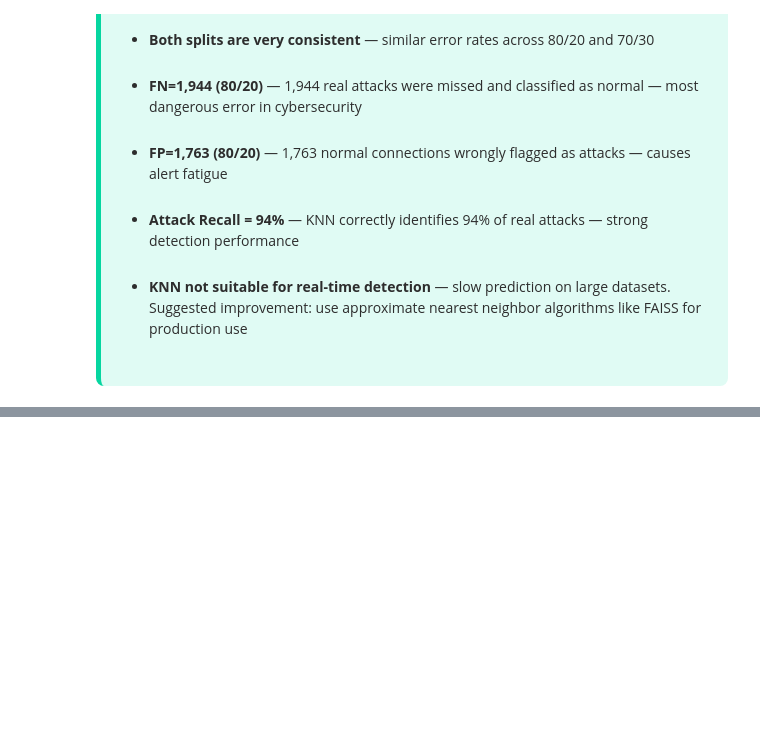
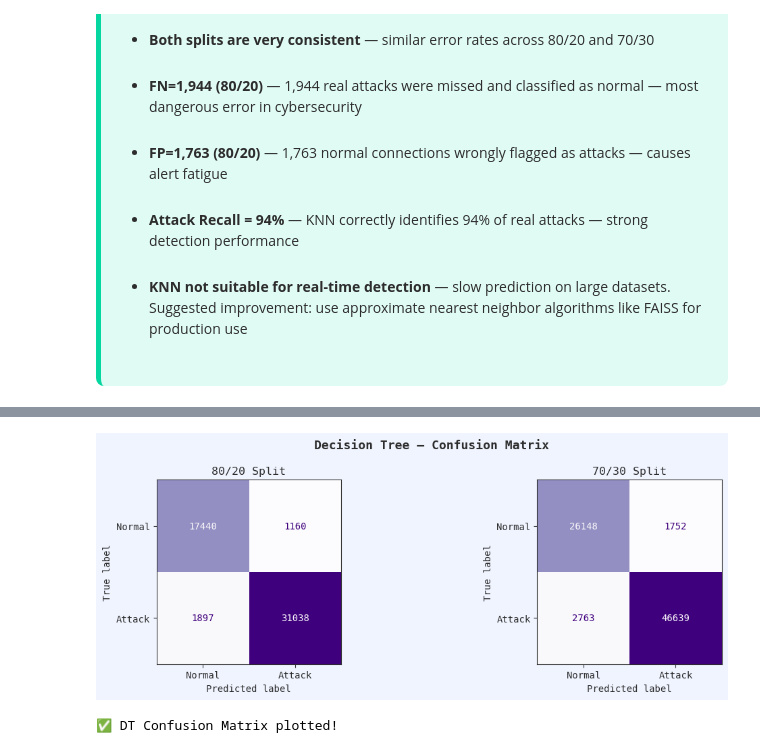
Before and after one commit to pramodkumarpodila-source/intrusion-detection-classification, a Jupyter notebook: models/intrusion_detection.ipynb, the cells around one changed output, grey strips where cells are left out. Saved outputs shown, nothing was run; the diff lists cells and outputs as text; code cells hidden in the pictures; blank space fills up the shorter version.

```diff
--- a/models/intrusion_detection.ipynb
+++ b/models/intrusion_detection.ipynb
@@ -746,0 +794,13 @@ print("✅ KNN Confusion Matrix plotted!")
+# %%
+# --- DT on 80/20 ---
+# Using best depth found from curve above
+dt_80 = DecisionTreeClassifier(max_depth=best_depth, random_state=42)
+dt_80.fit(X_train_80, y_train_80)
+dt_80_pred = dt_80.predict(X_test_80)
+dt_80_acc  = accuracy_score(y_test_80, dt_80_pred)
+# %%
+# --- DT on 70/30 ---
+dt_70 = DecisionTreeClassifier(max_depth=best_depth, random_state=42)
+dt_70.fit(X_train_70, y_train_70)
+dt_70_pred = dt_70.predict(X_test_70)
+dt_70_acc  = accuracy_score(y_test_70, dt_70_pred)
@@ -746,0 +848,32 @@ print("✅ KNN Confusion Matrix plotted!")
+# %%
+# ============================================================
+# CELL — DT CONFUSION MATRIX — Majd
+# ============================================================
+
+fig, axes = plt.subplots(1, 2, figsize=(12, 4))
+fig.suptitle('Decision Tree — Confusion Matrix',
+             fontsize=13, color=COLORS['text'], fontweight='bold')
+
+# 80/20
+cm_80 = confusion_matrix(y_test_80, dt_80_pred)
+disp_80 = ConfusionMatrixDisplay(cm_80,
+          display_labels=['Normal', 'Attack'])
+disp_80.plot(ax=axes[0], colorbar=False,
+             cmap=plt.cm.Purples)
+axes[0].set_title('80/20 Split', color=COLORS['text'])
+
+# 70/30
+cm_70 = confusion_matrix(y_test_70, dt_70_pred)
+disp_70 = ConfusionMatrixDisplay(cm_70,
+          display_labels=['Normal', 'Attack'])
+disp_70.plot(ax=axes[1], colorbar=False,
+             cmap=plt.cm.Purples)
+axes[1].set_title('70/30 Split', color=COLORS['text'])
+
+plt.tight_layout()
+plt.savefig('dt_confusion_matrix.png', dpi=150, bbox_inches='tight')
+plt.show()
+print("✅ DT Confusion Matrix plotted!")
+# %% [output]
+[figure, added]
+✅ DT Confusion Matrix plotted!
```
Also changed, not shown: parts of 6 cells of this notebook, 3 other files.
